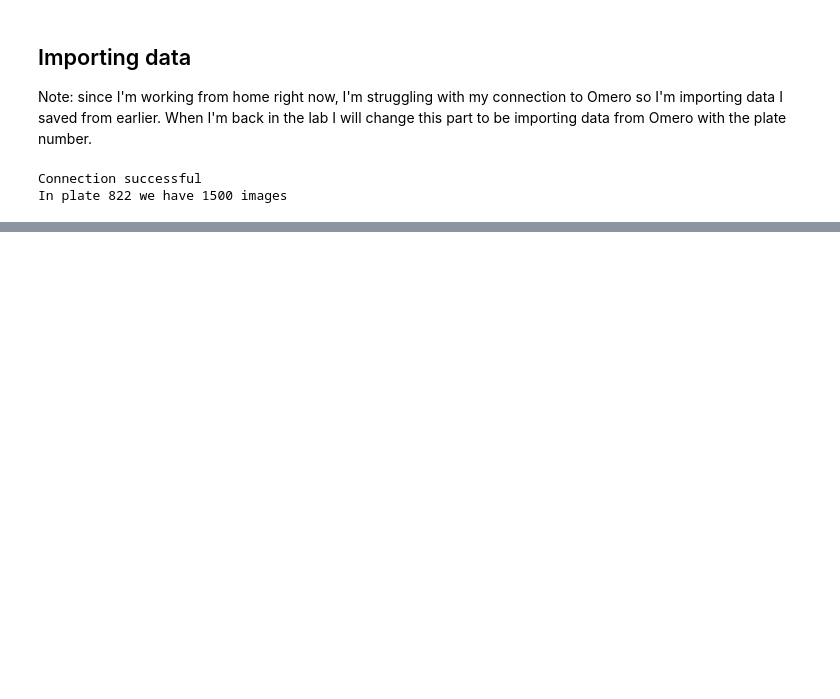
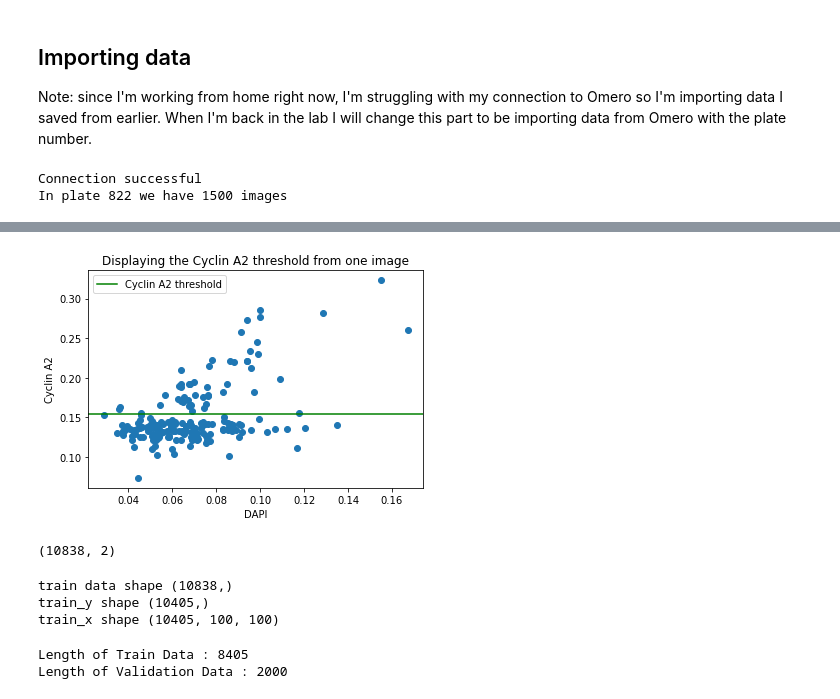
Before and after one commit to rzuberi/cell-SCT, a Jupyter notebook: classification/ccc_data_exploration.ipynb, the cells around one changed output, grey strips where cells are left out. Saved outputs shown, nothing was run; the diff lists cells and outputs as text; code cells hidden in the pictures; blank space fills up the shorter version.

```diff
--- a/classification/ccc_data_exploration.ipynb
+++ b/classification/ccc_data_exploration.ipynb
@@ -290,0 +148,18 @@ With 190 cells that is 3.68% of cells in G2/M phase.
+# %%
+#Get the Cyclin A2 threshold for it
+cyclina2_threshold = get_EdU_threshold(df_one, 'cyclina2_values')
+
+#Display the EdU vs DAPI plot
+cyclina2_values = df_one['cyclina2_values'].values
+dapi_values = df_one['dapi_values'].values
+plt.title('Displaying the Cyclin A2 threshold from one image')
+plt.plot(dapi_values,cyclina2_values,'o')
+#plt.yscale('log')
+plt.xlabel('DAPI')
+plt.ylabel('Cyclin A2')
+plt.axhline(y=cyclina2_threshold, color='g', linestyle='-',label='Cyclin A2 threshold')
+plt.legend()
+plt.savefig('CyclinA2thresh.png')
+plt.show()
+# %% [output]
+[figure, added]
@@ -290,0 +192,5 @@ With 190 cells that is 3.68% of cells in G2/M phase.
+# %%
+training_data = get_training_data(df_mega)
+print(training_data.shape)
+# %% [output]
+(10838, 2)
@@ -291 +218,55 @@ With 190 cells that is 3.68% of cells in G2/M phase.
+# %%
+import cv2
+
+train_img = training_data[:,0]
+train_img_padded = []
+
+for i in range(len(train_img)):
+    train_img_padded.append(cv2.copyMakeBorder(train_img[i], 100-train_img[i].shape[0], 0, 100-train_img[i].shape[1], 0, cv2.BORDER_CONSTANT))
+
+train_y = []
+print('train data shape',training_data[:,1].shape)
+for encoding in training_data[:,1]:
+    if encoding == [1,0,0]:
+        train_y.append(0)
+    elif encoding == [0,1,0]:
+        train_y.append(1)
+    elif encoding == [0,0,1]:
+        train_y.append(2)
+
+train_x = []
+for i in range(len(train_img_padded)):
+    if training_data[:,1][i] != [0,0,0]:
+        train_x.append(train_img_padded[i])
+
+train_y = np.array(train_y)
+print('train_y shape',train_y.shape)
+train_x = np.array(train_x)
+print('train_x shape',train_x.shape)
+# %% [output]
+train data shape (10838,)
+train_y shape (10405,)
+train_x shape (10405, 100, 100)
+# %%
+from torch.utils.data.dataloader import DataLoader
+from torch.utils.data import random_split
+
+batch_size = 128
+val_size = 2000
+train_size = len(train_x) - val_size
+
+train_data,val_data = random_split(train_x,[train_size,val_size])
+print(f"Length of Train Data : {len(train_data)}")
+print(f"Length of Validation Data : {len(val_data)}")
+
+#output
+#Length of Train Data : 12034
+#Length of Validation Data : 2000
+
+#load the train and validation into batches.
+train_dl = DataLoader(train_data, batch_size, shuffle = True, num_workers = 4, pin_memory = True)
+val_dl = DataLoader(val_data, batch_size*2, num_workers = 4, pin_memory = True)
+# %% [output]
+Length of Train Data : 8405
+Length of Validation Data : 2000
 # %%
```
Also changed, not shown: parts of 37 cells of this notebook, 5 other files.
